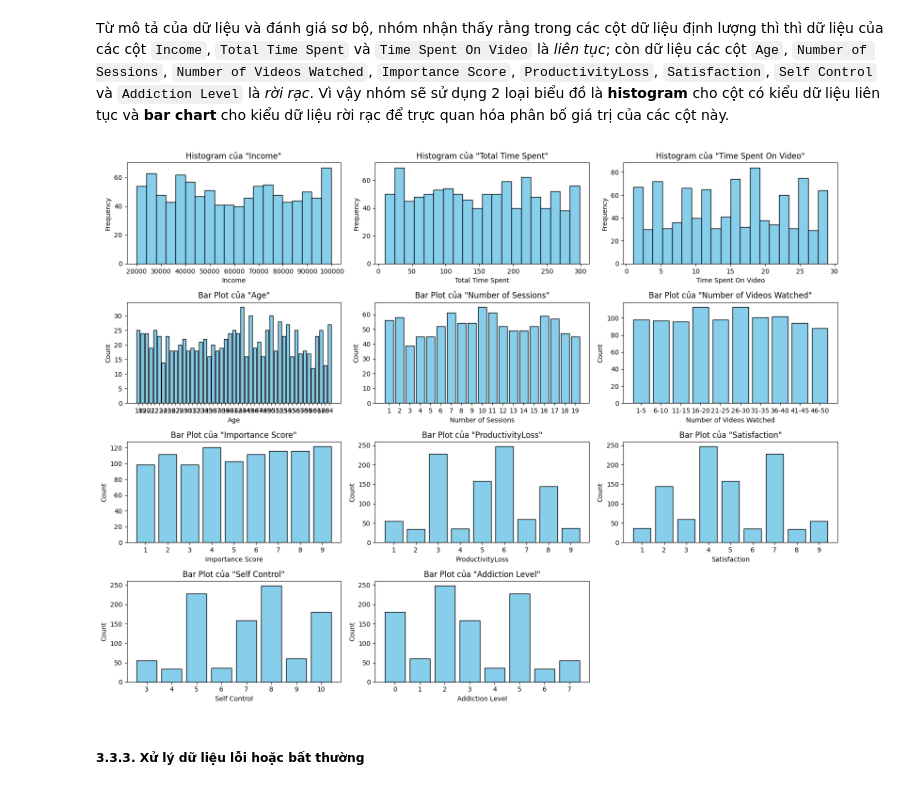
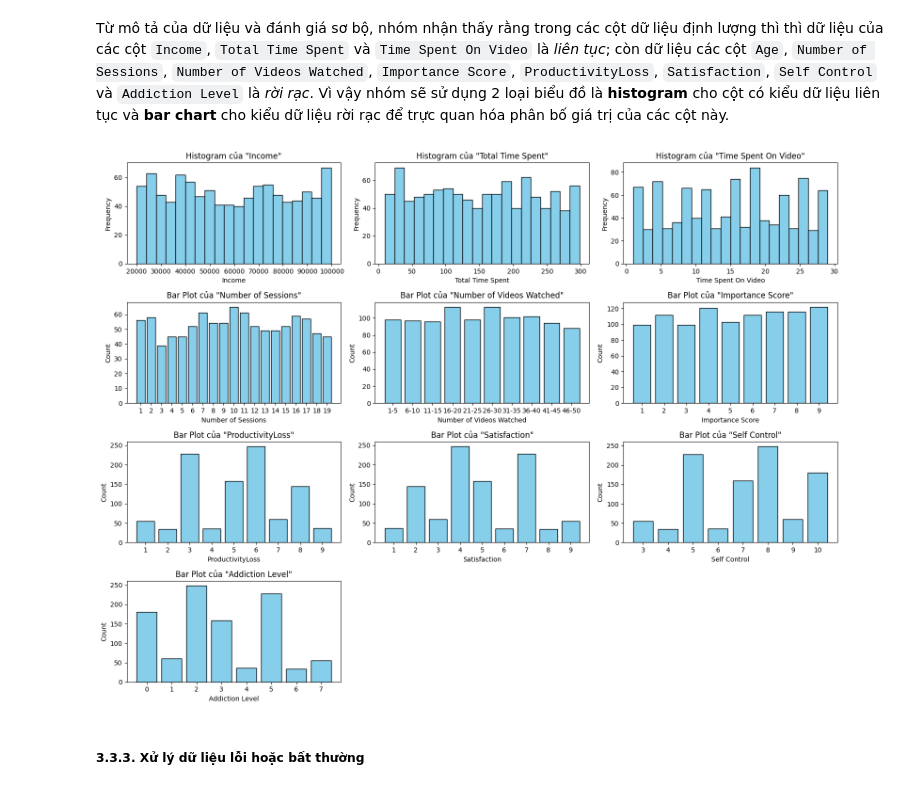
Before and after one commit to uyen312/LTCKHDL, a Jupyter notebook: Source code/DataPreprocessing.ipynb, the cells around one changed output. Saved outputs shown, nothing was run; the diff lists cells and outputs as text; code cells hidden in the pictures.

```diff
--- a/Source code/DataPreprocessing.ipynb
+++ b/Source code/DataPreprocessing.ipynb
@@ -160,3 +179,14 @@ data['CurrentActivity'] = data['CurrentActivity'].astype('category')
+# %%
+# Định nghĩa các khoảng tuổi
+bins = [18, 24, 44, 59, 64]
+# Đặt nhãn cho các nhóm tuổi
+labels = ['1', '2', '3', '4']
+
+# Phân loại và tạo cột mới Age_type
+data['Age Group'] = pd.cut(data['Age'], bins=bins, labels=labels, right=True, include_lowest=True)
+
+# Xóa cột Age ban đầu
+data = data.drop('Age', axis=1)
 # %% [markdown]
 Kiểm tra lại
 # %%
@@ -271,7 +298,7 @@ Từ mô tả của dữ liệu và đánh giá sơ bộ, nhóm nhận thấy r
 # %%
 # Danh sách các cột tương ứng với histogram và bar plot
 histogram_columns = ["Income", "Total Time Spent", "Time Spent On Video"]
-bar_columns = ["Age", "Number of Sessions", "Number of Videos Watched", "Importance Score", "ProductivityLoss", "Satisfaction", "Self Control", "Addiction Level"]
+bar_columns = ["Number of Sessions", "Number of Videos Watched", "Importance Score", "ProductivityLoss", "Satisfaction", "Self Control", "Addiction Level"]
 # %%
 # Đặt các nhóm cho cột 'Number of Videos Watched' với khoảng từ 1-49
 bins = [0, 5, 10, 15, 20, 25, 30, 35, 40, 45, 50]
@@ -283,34 +310,35 @@ videos_watched_group = pd.cut(data['Number of Videos Watched'], bins=bins, label
 # Vẽ biểu đồ phân bố giá trị của các cột (4 hàng, 3 cột)
 numerical_fig, numerical_axes = plt.subplots(4, 3, figsize=(16, 12))
 
 # Vẽ histogram cho các cột liên tục
 for i, col_name in enumerate(histogram_columns):
     ax = numerical_axes[i // 3, i % 3]  # Điều chỉnh chỉ số để vẽ vào vị trí chính xác
     ax.hist(data[col_name].dropna(), bins=20, color='skyblue', edgecolor='black')
     ax.set_title(f'Histogram của "{col_name}"')
     ax.set_xlabel(col_name)
     ax.set_ylabel('Frequency')
 
 # Vẽ bar chart cho các cột rời rạc
 for i, col_name in enumerate(bar_columns):
     ax = numerical_axes[(i + 3) // 3, (i + 3) % 3]  # Điều chỉnh chỉ số để vẽ vào vị trí chính xác
     if col_name == 'Number of Videos Watched':  # Sử dụng nhóm giá trị đã gom cho 'Number of Videos Watched'
         value_counts = videos_watched_group.value_counts().sort_index()
     else:
         value_counts = data[col_name].value_counts().sort_index()
     ax.bar(value_counts.index, value_counts.values, color='skyblue', edgecolor='black')
     ax.set_title(f'Bar Plot của "{col_name}"')
     ax.set_xlabel(col_name)
     ax.set_ylabel('Count')
     ax.set_xticks(value_counts.index)  # Đặt giới hạn trục x nếu cần
 
 # Tắt trục của ô cuối cùng nếu không có biểu đồ
+numerical_axes[3, 1].axis('off')
 numerical_axes[3, 2].axis('off')
 
 plt.tight_layout()
 plt.show()
 # %% [output]
-[figure, old version]
+[figure, new version]
 # %% [markdown]
 ##### 3.3.3. Xử lý dữ liệu lỗi hoặc bất thường
 # %%
```
Also changed, not shown: parts of 11 cells of this notebook.
